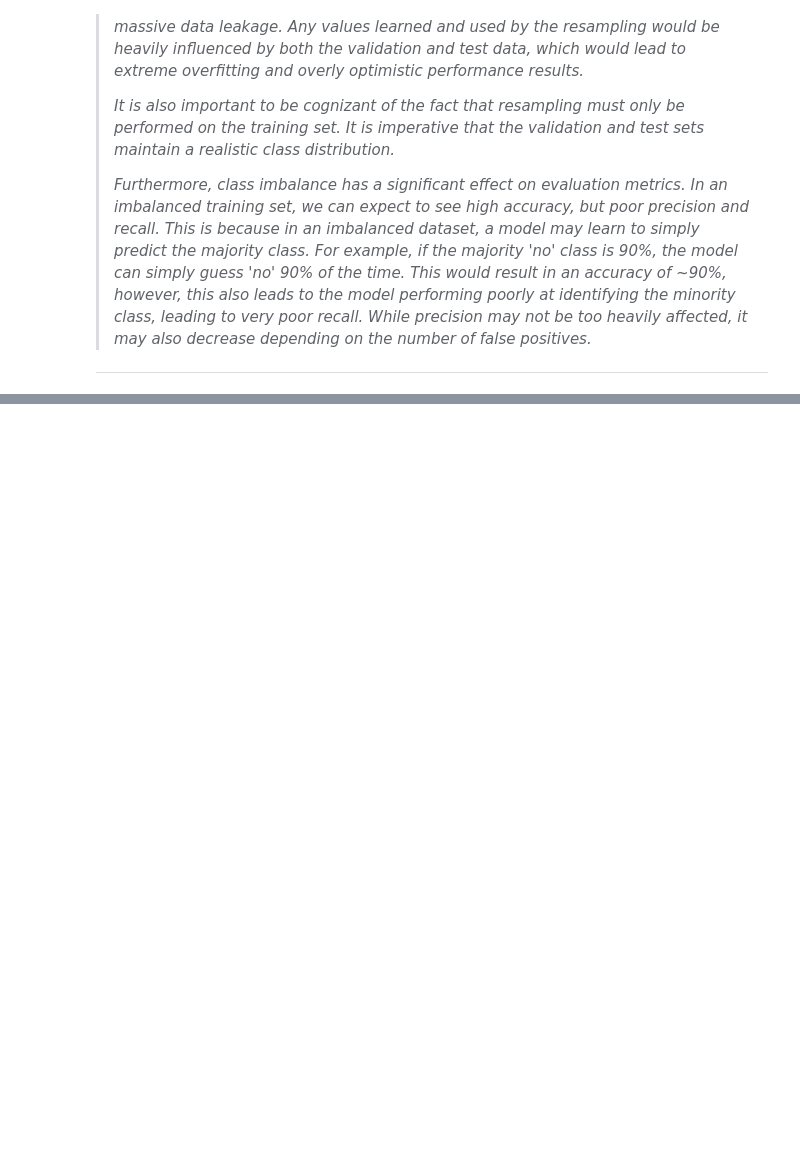
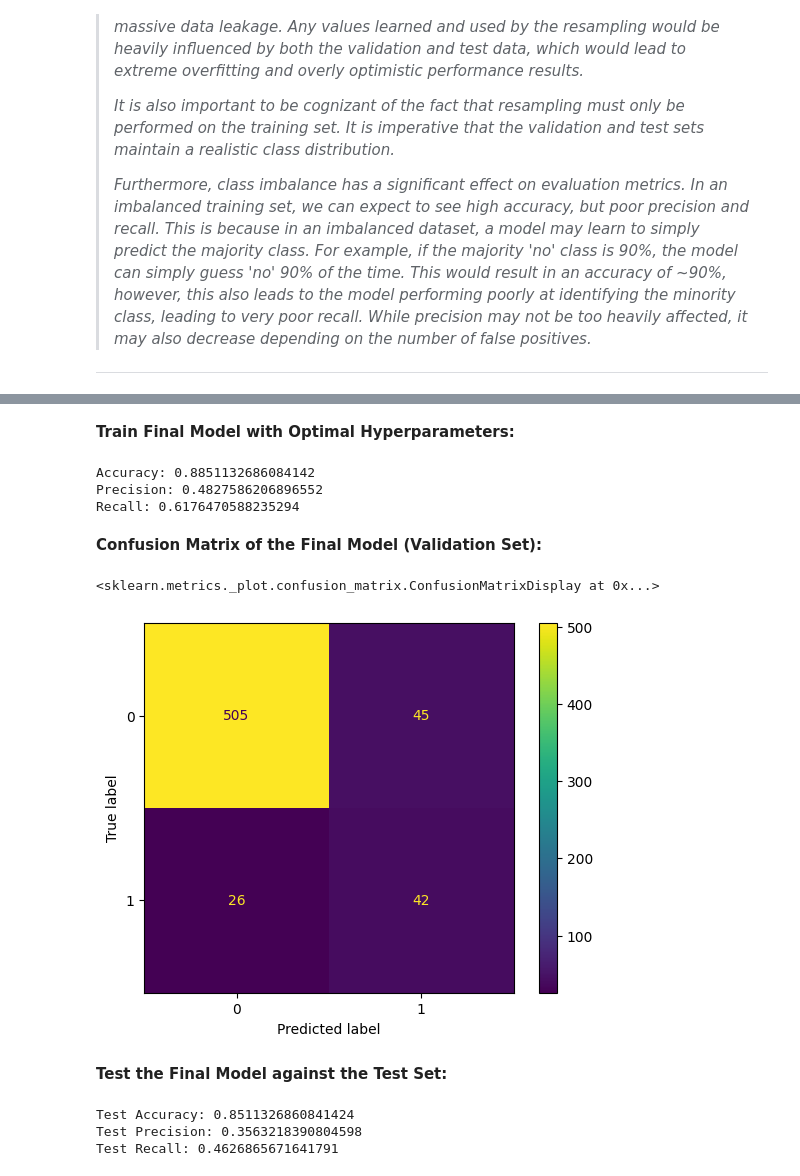
Before and after one commit to xanman04/ML-fundamentals-2026, a Jupyter notebook: assignment_1_Xander_Chen.ipynb, the cells around one changed output, grey strips where cells are left out. Drawn from its saved outputs; the diff is of its cells as text; code cells hidden in the pictures; blank space fills up the shorter version.

Commit message:
Implement Task 9: Training a Logistic Regression Model

```diff
--- a/assignment_1_Xander_Chen.ipynb
+++ b/assignment_1_Xander_Chen.ipynb
@@ -767,0 +842,21 @@ Name: proportion, dtype: float64
+# %%
+test_model = LogisticRegression(max_iter=1000, C=0.1)
+test_model.fit(x_train_resampled, y_train_resampled)
+
+y_val_probs_test = test_model.predict_proba(x_val_final)[:, 1]
+thresholds = [0.50, 0.55, 0.60, 0.65, 0.70]
+
+results = []
+
+for threshold in thresholds:
+    y_val_pred_thresh = np.where(y_val_probs_test >= threshold, "yes", "no")
+
+    results.append({
+        "threshold": threshold,
+        "accuracy": accuracy_score(y_val, y_val_pred_thresh),
+        "precision": precision_score(y_val, y_val_pred_thresh, pos_label="yes"),
+        "recall": recall_score(y_val, y_val_pred_thresh, pos_label="yes")
+    })
+
+threshold_results = pd.DataFrame(results)
+threshold_results
@@ -767,0 +870,50 @@ Name: proportion, dtype: float64
+# %% [markdown]
+**Train Final Model with Optimal Hyperparameters:**
+# %%
+final_model = LogisticRegression(max_iter=1000, C=0.1)
+final_model.fit(x_train_resampled, y_train_resampled)
+
+threshold = 0.6
+y_val_probs = final_model.predict_proba(x_val_final)[:, 1]
+y_val_pred_final = np.where(y_val_probs >= threshold, "yes", "no")
+
+accuracy = accuracy_score(y_val, y_val_pred_final)
+precision = precision_score(y_val, y_val_pred_final, pos_label="yes")
+recall = recall_score(y_val, y_val_pred_final, pos_label="yes")
+
+print(f"Accuracy: {accuracy}")
+print(f"Precision: {precision}")
+print(f"Recall: {recall}")
+# %% [output]
+Accuracy: 0.8851132686084142
+Precision: 0.4827586206896552
+Recall: 0.6176470588235294
+# %% [markdown]
+**Confusion Matrix of the Final Model (Validation Set):**
+# %%
+cm = confusion_matrix(y_val, y_val_pred_final)
+
+disp = ConfusionMatrixDisplay(confusion_matrix=cm)
+disp.plot()
+# %% [output]
+<sklearn.metrics._plot.confusion_matrix.ConfusionMatrixDisplay at 0x...>
+[figure, added]
+# %% [markdown]
+**Test the Final Model against the Test Set:**
+# %%
+threshold = 0.6
+
+y_test_probs = final_model.predict_proba(x_test_final)[:, 1]
+y_test_pred = np.where(y_test_probs >= threshold, "yes", "no")
+
+accuracy = accuracy_score(y_test, y_test_pred)
+precision = precision_score(y_test, y_test_pred, pos_label="yes")
+recall = recall_score(y_test, y_test_pred, pos_label="yes")
+
+print(f"Test Accuracy: {accuracy}")
+print(f"Test Precision: {precision}")
+print(f"Test Recall: {recall}")
+# %% [output]
+Test Accuracy: 0.8511326860841424
+Test Precision: 0.3563218390804598
+Test Recall: 0.4626865671641791
```
Also changed, not shown: parts of 15 cells of this notebook.
